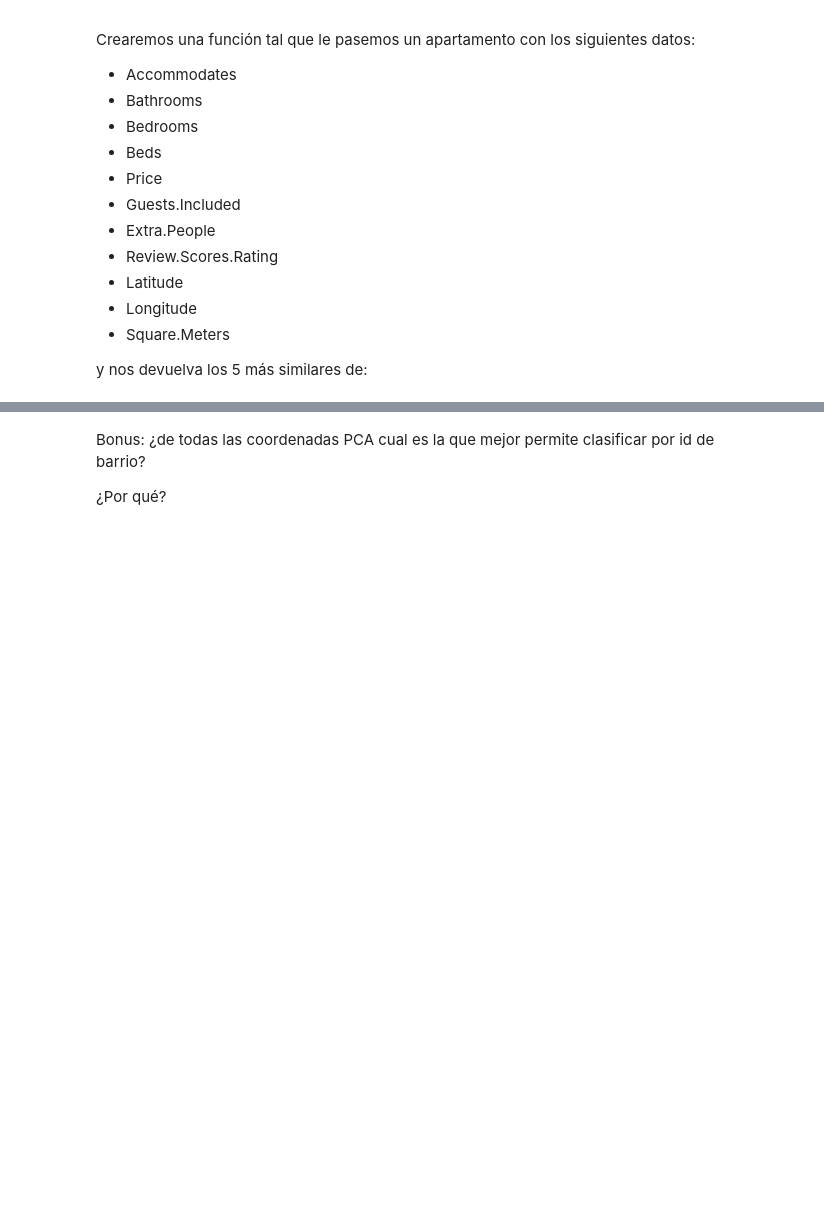
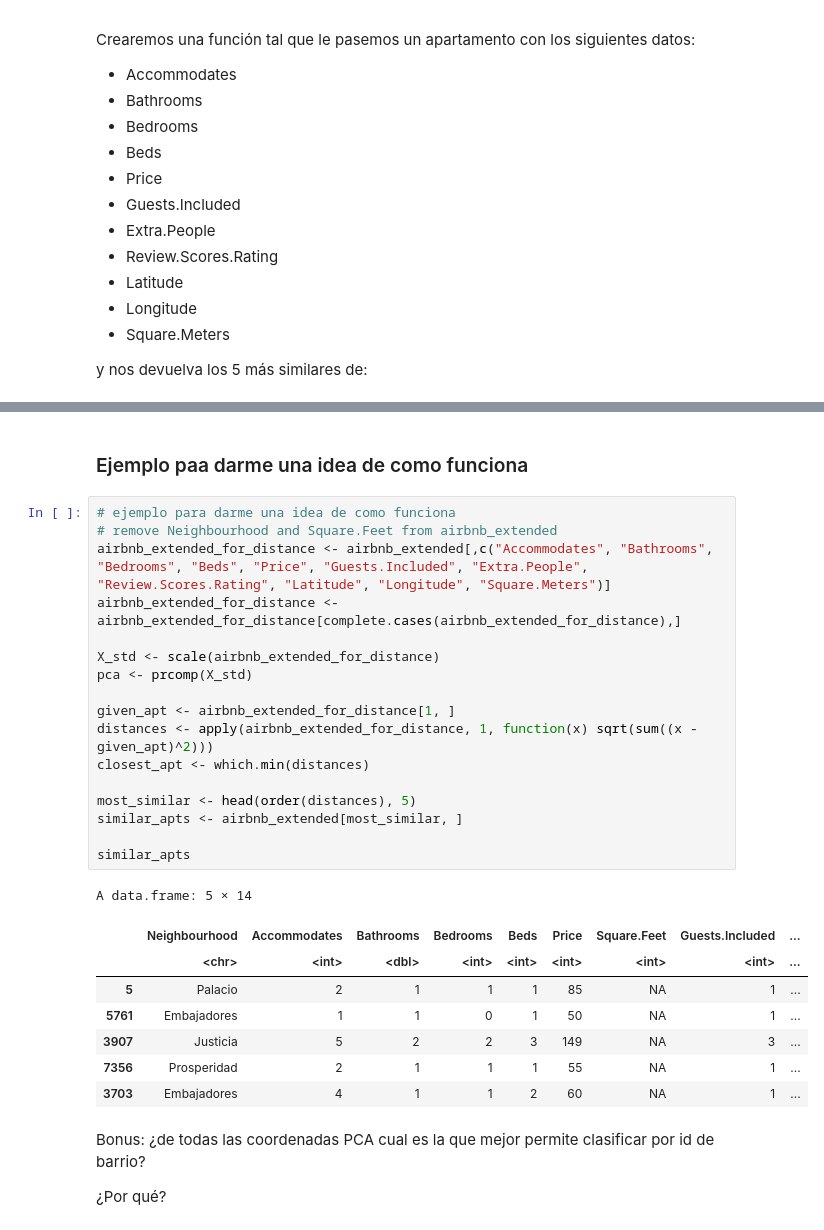
Before and after one commit to rogebautista/data-mining-rogelio, a Jupyter notebook: Practica-Rogelio.ipynb, the cells around one changed output, grey strips where cells are left out. Saved outputs shown, nothing was run; the diff lists cells and outputs as text; blank space fills up the shorter version.

```diff
--- a/Practica-Rogelio.ipynb
+++ b/Practica-Rogelio.ipynb
@@ -491,3 +465,31 @@ ERROR: Error in svd(x, nu = 0, nv = k): infinite or missing values in 'x'
+# %% [markdown]
+### Ejemplo paa darme una idea de como funciona
+# %%
+# ejemplo para darme una idea de como funciona
+# remove Neighbourhood and Square.Feet from airbnb_extended
+airbnb_extended_for_distance <- airbnb_extended[,c("Accommodates", "Bathrooms", "Bedrooms", "Beds", "Price", "Guests.Included", "Extra.People", "Review.Scores.Rating", "Latitude", "Longitude", "Square.Meters")]
+airbnb_extended_for_distance <- airbnb_extended_for_distance[complete.cases(airbnb_extended_for_distance),]
+
+X_std <- scale(airbnb_extended_for_distance)
+pca <- prcomp(X_std)
+
+given_apt <- airbnb_extended_for_distance[1, ]
+distances <- apply(airbnb_extended_for_distance, 1, function(x) sqrt(sum((x - given_apt)^2)))
+closest_apt <- which.min(distances)
+
+most_similar <- head(order(distances), 5)
+similar_apts <- airbnb_extended[most_similar, ]
+
+similar_apts
+# %% [output]
+A data.frame: 5 × 14
+|  | Neighbourhood | Accommodates | Bathrooms | Bedrooms | Beds | Price | Square.Feet | Guests.Included | ... |
+|  | <chr> | <int> | <dbl> | <int> | <int> | <int> | <int> | <int> | ... |
+| 5 | Palacio | 2 | 1 | 1 | 1 | 85 | NA | 1 | ... |
+| 5761 | Embajadores | 1 | 1 | 0 | 1 | 50 | NA | 1 | ... |
+| 3907 | Justicia | 5 | 2 | 2 | 3 | 149 | NA | 3 | ... |
+| 7356 | Prosperidad | 2 | 1 | 1 | 1 | 55 | NA | 1 | ... |
+| 3703 | Embajadores | 4 | 1 | 1 | 2 | 60 | NA | 1 | ... |
 # %% [markdown]
 Bonus: ¿de todas las coordenadas PCA cual es la que mejor permite clasificar por id de barrio?
 
```
Also changed, not shown: parts of 8 cells of this notebook, 11 other files.
